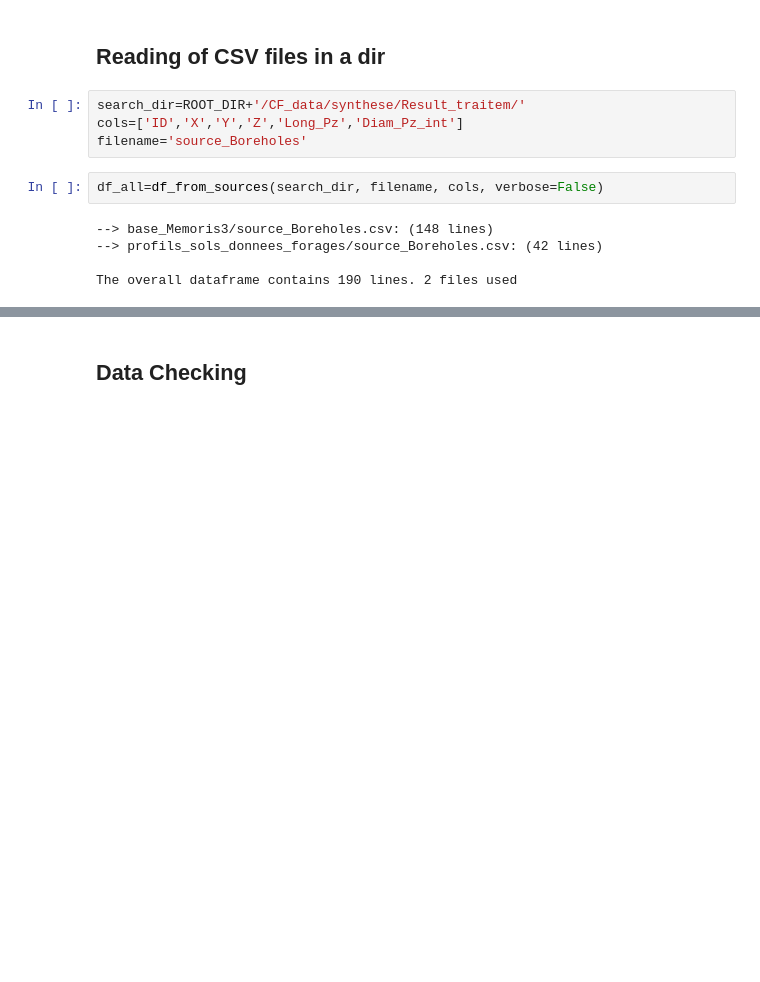
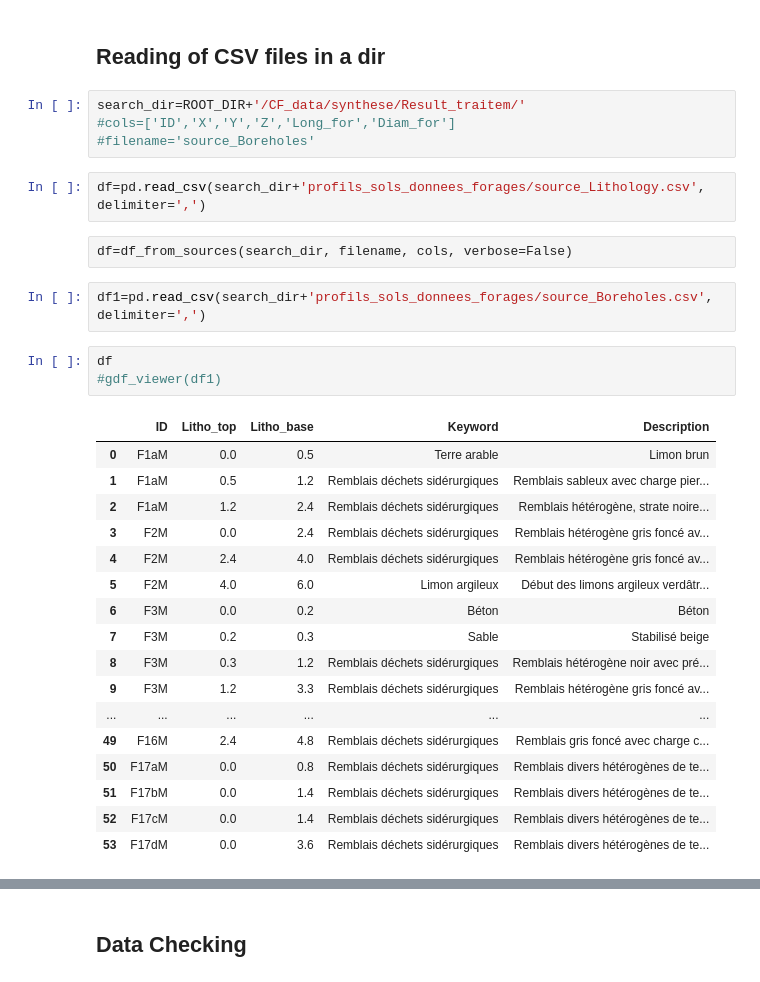
Before and after one commit to kaufmanno/GSDMA, a Jupyter notebook: playground/TFE_test/Boreholes_representation.ipynb, the cells around one changed output, grey strips where cells are left out. Drawn from its saved outputs; the diff is of its cells as text; blank space fills up the shorter version.

```diff
--- a/playground/TFE_test/Boreholes_representation.ipynb
+++ b/playground/TFE_test/Boreholes_representation.ipynb
@@ -19,12 +22,32 @@ from definitions import ROOT_DIR
 ## Reading of CSV files in a dir
 # %%
 search_dir=ROOT_DIR+'/CF_data/synthese/Result_traitem/'
-cols=['ID','X','Y','Z','Long_Pz','Diam_Pz_int']
-filename='source_Boreholes'
+#cols=['ID','X','Y','Z','Long_for','Diam_for']
+#filename='source_Boreholes'
-# %%
-df_all=df_from_sources(search_dir, filename, cols, verbose=False)
-# %% [output]
---> base_Memoris3/source_Boreholes.csv: (148 lines)
---> profils_sols_donnees_forages/source_Boreholes.csv: (42 lines)
-
-The overall dataframe contains 190 lines. 2 files used
+# %%
+df=pd.read_csv(search_dir+'profils_sols_donnees_forages/source_Lithology.csv', delimiter=',')
+# %% [raw]
+df=df_from_sources(search_dir, filename, cols, verbose=False)
+# %%
+df1=pd.read_csv(search_dir+'profils_sols_donnees_forages/source_Boreholes.csv', delimiter=',')
+# %%
+df
+#gdf_viewer(df1)
+# %% [output]
+|  | ID | Litho_top | Litho_base | Keyword | Description |
+| 0 | F1aM | 0.0 | 0.5 | Terre arable | Limon brun |
+| 1 | F1aM | 0.5 | 1.2 | Remblais déchets sidérurgiques | Remblais sableux avec charge pier... |
+| 2 | F1aM | 1.2 | 2.4 | Remblais déchets sidérurgiques | Remblais hétérogène, strate noire... |
+| 3 | F2M | 0.0 | 2.4 | Remblais déchets sidérurgiques | Remblais hétérogène gris foncé av... |
+| 4 | F2M | 2.4 | 4.0 | Remblais déchets sidérurgiques | Remblais hétérogène gris foncé av... |
+| 5 | F2M | 4.0 | 6.0 | Limon argileux | Début des limons argileux verdâtr... |
+| 6 | F3M | 0.0 | 0.2 | Béton | Béton |
+| 7 | F3M | 0.2 | 0.3 | Sable | Stabilisé beige |
+| 8 | F3M | 0.3 | 1.2 | Remblais déchets sidérurgiques | Remblais hétérogène noir avec pré... |
+| 9 | F3M | 1.2 | 3.3 | Remblais déchets sidérurgiques | Remblais hétérogène gris foncé av... |
+| ... | ... | ... | ... | ... | ... |
+| 49 | F16M | 2.4 | 4.8 | Remblais déchets sidérurgiques | Remblais gris foncé avec charge c... |
+| 50 | F17aM | 0.0 | 0.8 | Remblais déchets sidérurgiques | Remblais divers hétérogènes de te... |
+| 51 | F17bM | 0.0 | 1.4 | Remblais déchets sidérurgiques | Remblais divers hétérogènes de te... |
+| 52 | F17cM | 0.0 | 1.4 | Remblais déchets sidérurgiques | Remblais divers hétérogènes de te... |
+| 53 | F17dM | 0.0 | 3.6 | Remblais déchets sidérurgiques | Remblais divers hétérogènes de te... |
```
Also changed, not shown: parts of 24 cells of this notebook, 4 other files.
